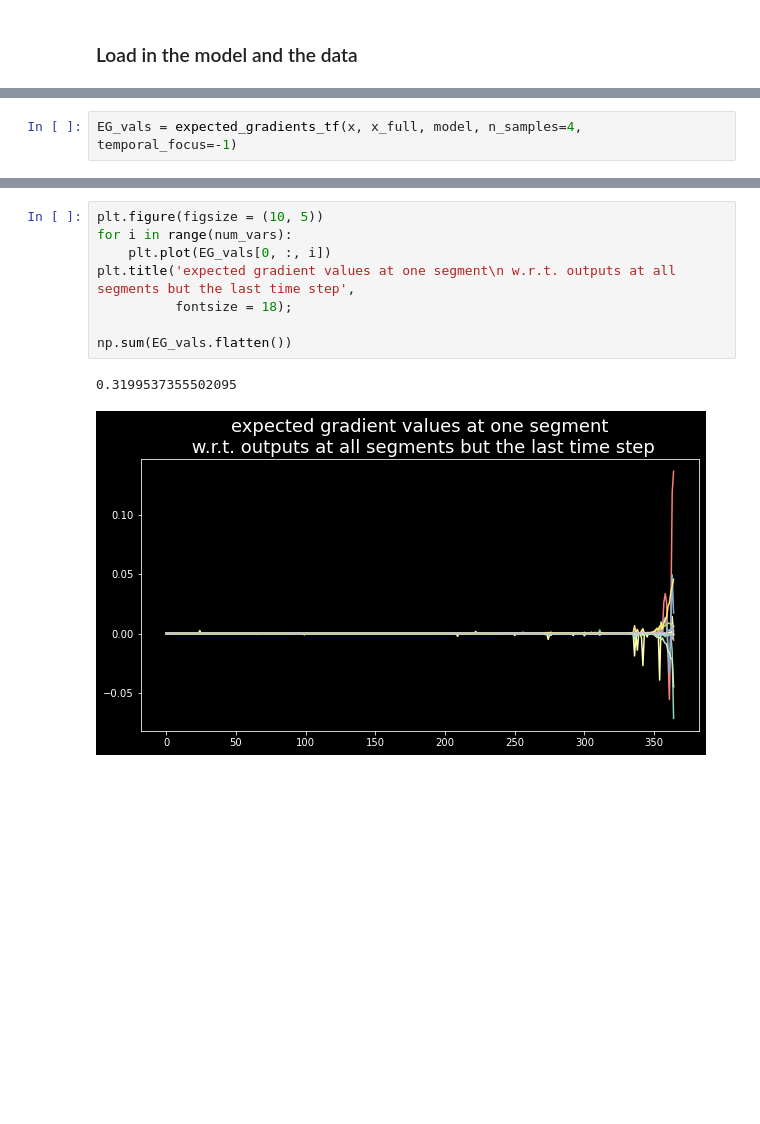
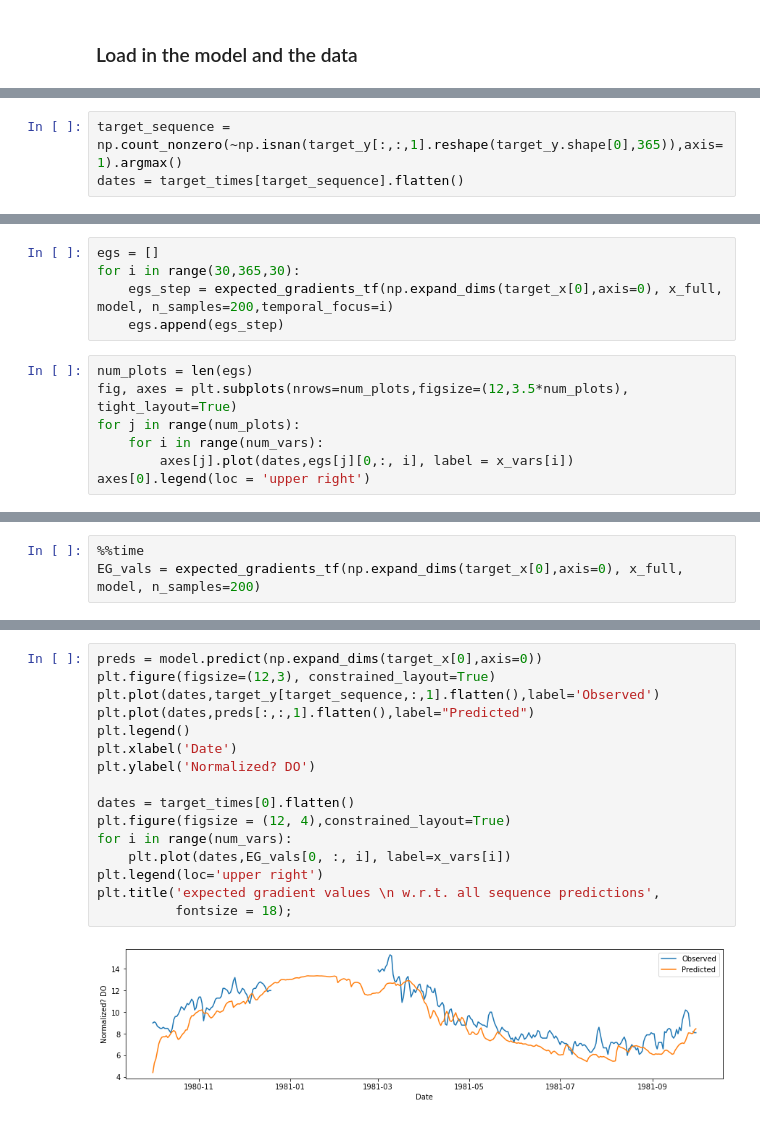
Before and after one commit to DOI-USGS/xai-workflows, a Jupyter notebook: prototyping_notebooks/06_02_DO_Walkthrough.ipynb, the cells around one changed output, grey strips where cells are left out. Saved outputs shown, nothing was run; the diff lists cells and outputs as text; blank space fills up the shorter version.

```diff
--- a/prototyping_notebooks/06_02_DO_Walkthrough.ipynb
+++ b/prototyping_notebooks/06_02_DO_Walkthrough.ipynb
@@ -150,0 +185,3 @@ def expected_gradients_tf(x, x_set, model, n_samples, temporal_focus=None,task_f
+# %%
+target_sequence = np.count_nonzero(~np.isnan(target_y[:,:,1].reshape(target_y.shape[0],365)),axis=1).argmax()
+dates = target_times[target_sequence].flatten()
@@ -150,0 +190,12 @@ def expected_gradients_tf(x, x_set, model, n_samples, temporal_focus=None,task_f
+# %%
+egs = []
+for i in range(30,365,30):
+    egs_step = expected_gradients_tf(np.expand_dims(target_x[0],axis=0), x_full, model, n_samples=200,temporal_focus=i)
+    egs.append(egs_step)
+# %%
+num_plots = len(egs)
+fig, axes = plt.subplots(nrows=num_plots,figsize=(12,3.5*num_plots), tight_layout=True)
+for j in range(num_plots):
+    for i in range(num_vars):
+        axes[j].plot(dates,egs[j][0,:, i], label = x_vars[i])
+axes[0].legend(loc = 'upper right')
@@ -151,2 +209,3 @@ def expected_gradients_tf(x, x_set, model, n_samples, temporal_focus=None,task_f
 # %%
-EG_vals = expected_gradients_tf(x, x_full, model, n_samples=4, temporal_focus=-1)
+%%time
+EG_vals = expected_gradients_tf(np.expand_dims(target_x[0],axis=0), x_full, model, n_samples=200)
@@ -153,11 +215,18 @@ EG_vals = expected_gradients_tf(x, x_full, model, n_samples=4, temporal_focus=-1
 # %%
-plt.figure(figsize = (10, 5))
+preds = model.predict(np.expand_dims(target_x[0],axis=0))
+plt.figure(figsize=(12,3), constrained_layout=True)
+plt.plot(dates,target_y[target_sequence,:,1].flatten(),label='Observed')
+plt.plot(dates,preds[:,:,1].flatten(),label="Predicted")
+plt.legend()
+plt.xlabel('Date')
+plt.ylabel('Normalized? DO')
+
+dates = target_times[0].flatten()
+plt.figure(figsize = (12, 4),constrained_layout=True)
 for i in range(num_vars):
-    plt.plot(EG_vals[0, :, i])
-plt.title('expected gradient values at one segment\n w.r.t. outputs at all segments but the last time step',
+    plt.plot(dates,EG_vals[0, :, i], label=x_vars[i])
+plt.legend(loc='upper right')
+plt.title('expected gradient values \n w.r.t. all sequence predictions',
           fontsize = 18);
-
-np.sum(EG_vals.flatten())
 # %% [output]
-0.3199537355502095
-[figure, old version]
+[figure, new version]
```
Also changed, not shown: parts of 24 cells of this notebook.
